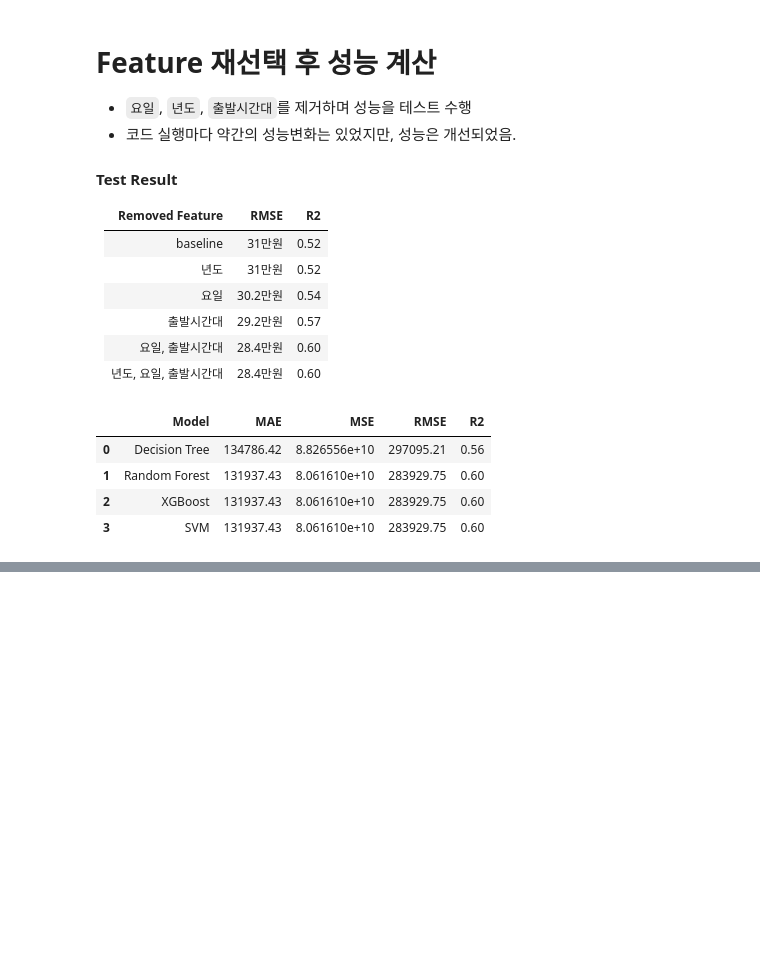
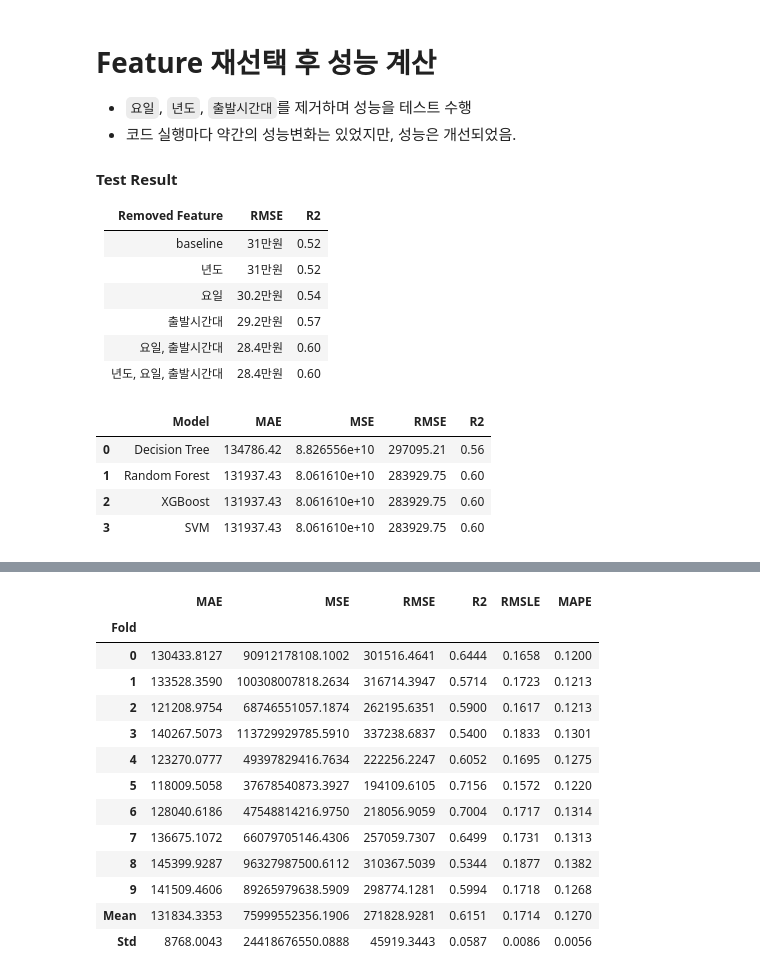
Before and after one commit to jjlee93/PathFinder-Project, a Jupyter notebook: data/ML_Flight.ipynb, the cells around one changed output, grey strips where cells are left out. Drawn from its saved outputs; the diff is of its cells as text; code cells hidden in the pictures; blank space fills up the shorter version.

```diff
--- a/data/ML_Flight.ipynb
+++ b/data/ML_Flight.ipynb
@@ -366,0 +495,4 @@ display(result_baseline)
+# %%
+# 해당 모델을 가져오고 cross-validation을 통한 성능 확인 가능
+lightgbm = create_model('lightgbm')
+# %% [output]
@@ -366,0 +500,14 @@ display(result_baseline)
+|  | MAE | MSE | RMSE | R2 | RMSLE | MAPE |
+| Fold |  |  |  |  |  |  |
+| 0 | 130433.8127 | 90912178108.1002 | 301516.4641 | 0.6444 | 0.1658 | 0.1200 |
+| 1 | 133528.3590 | 100308007818.2634 | 316714.3947 | 0.5714 | 0.1723 | 0.1213 |
+| 2 | 121208.9754 | 68746551057.1874 | 262195.6351 | 0.5900 | 0.1617 | 0.1213 |
+| 3 | 140267.5073 | 113729929785.5910 | 337238.6837 | 0.5400 | 0.1833 | 0.1301 |
+| 4 | 123270.0777 | 49397829416.7634 | 222256.2247 | 0.6052 | 0.1695 | 0.1275 |
+| 5 | 118009.5058 | 37678540873.3927 | 194109.6105 | 0.7156 | 0.1572 | 0.1220 |
+| 6 | 128040.6186 | 47548814216.9750 | 218056.9059 | 0.7004 | 0.1717 | 0.1314 |
+| 7 | 136675.1072 | 66079705146.4306 | 257059.7307 | 0.6499 | 0.1731 | 0.1313 |
+| 8 | 145399.9287 | 96327987500.6112 | 310367.5039 | 0.5344 | 0.1877 | 0.1382 |
+| 9 | 141509.4606 | 89265979638.5909 | 298774.1281 | 0.5994 | 0.1718 | 0.1268 |
+| Mean | 131834.3353 | 75999552356.1906 | 271828.9281 | 0.6151 | 0.1714 | 0.1270 |
+| Std | 8768.0043 | 24418676550.0888 | 45919.3443 | 0.0587 | 0.0086 | 0.0056 |
```
Also changed, not shown: parts of 18 cells of this notebook.
